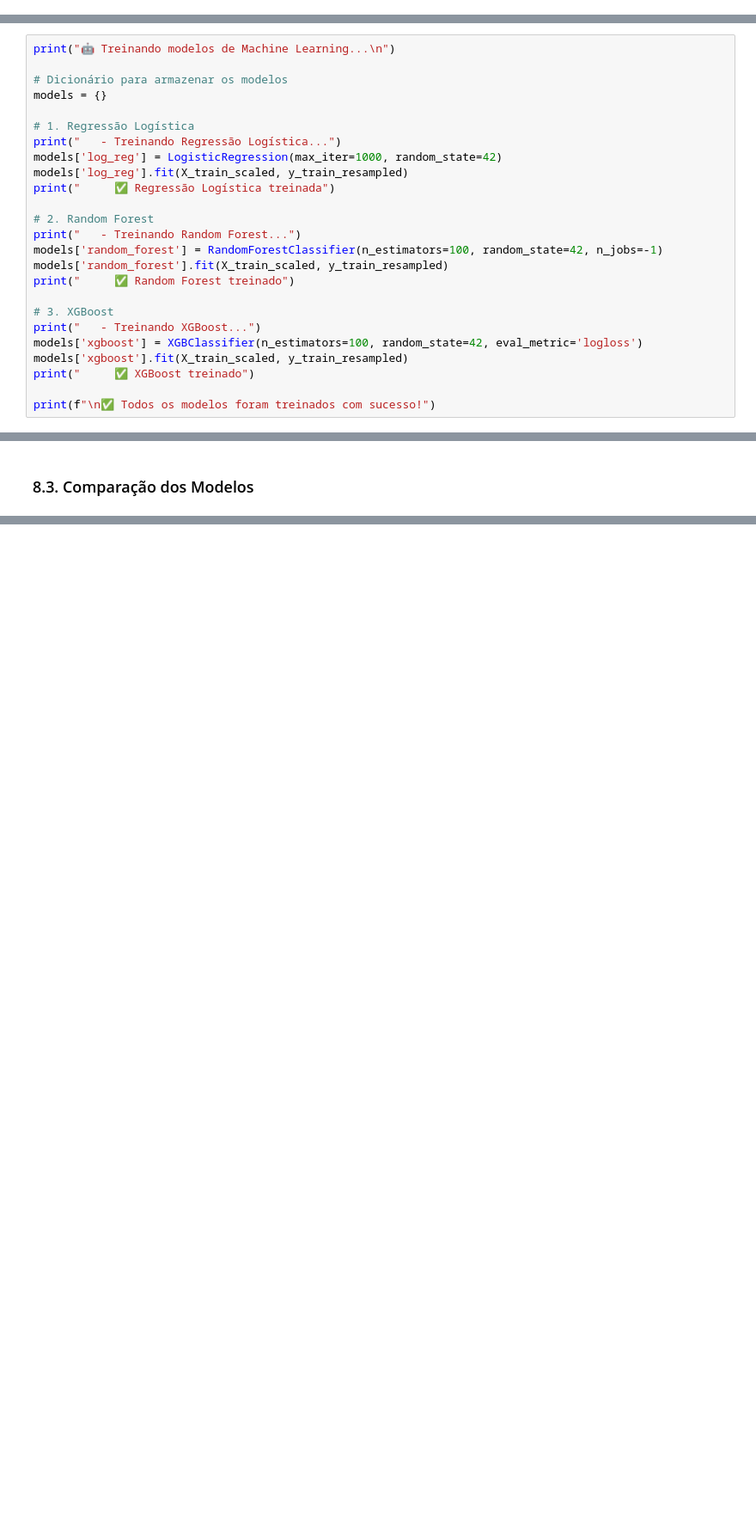
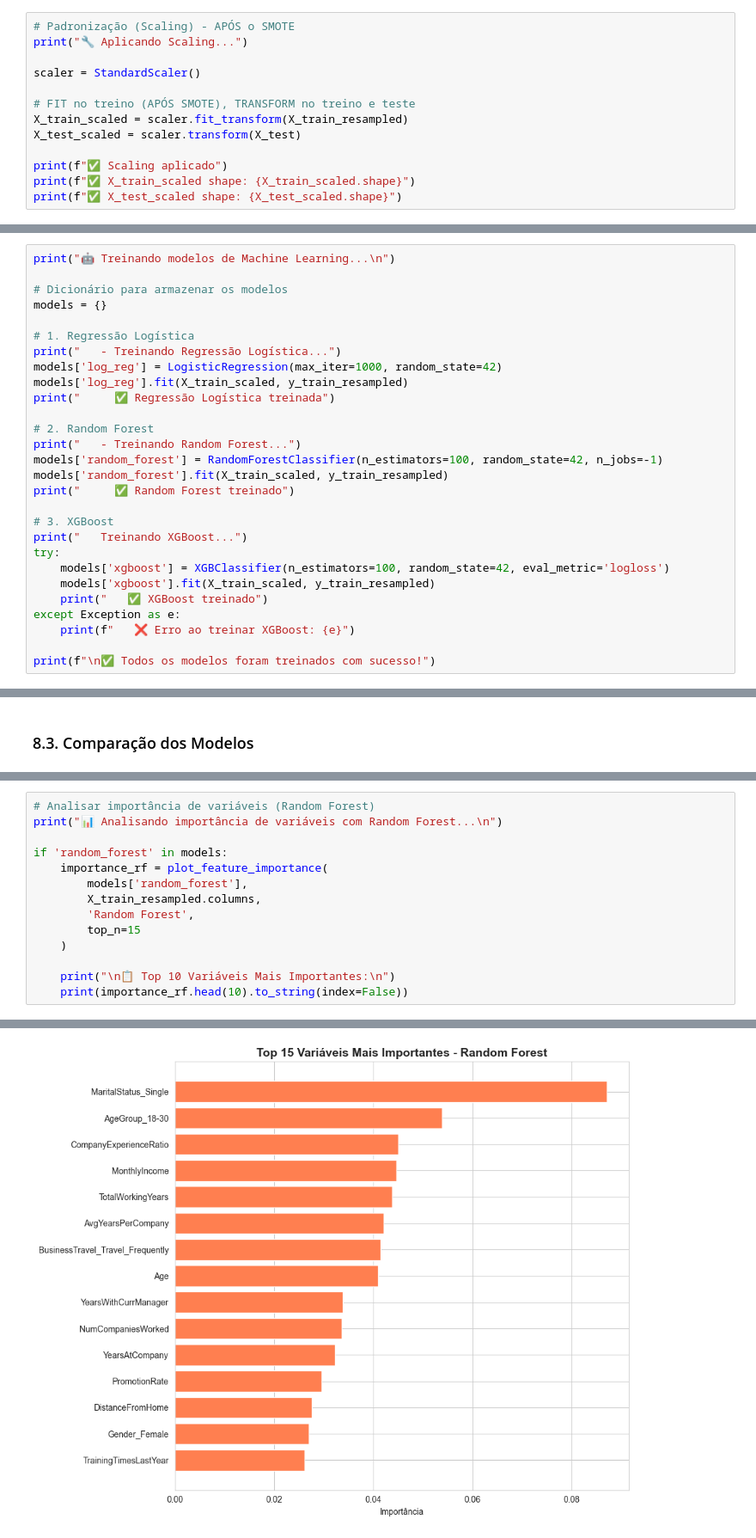
Before and after one commit to iannacastro/laboratoria-ml-attrition, a Jupyter notebook: notebooks/ML_Attrition_Projeto.ipynb, the cells around one changed output, grey strips where cells are left out. Shown at 86% size. Drawn from its saved outputs; the diff is of its cells as text; blank space fills up the shorter version.

```diff
--- a/notebooks/ML_Attrition_Projeto.ipynb
+++ b/notebooks/ML_Attrition_Projeto.ipynb
@@ -816,0 +746,13 @@ print(f"✅ X_test_scaled shape: {X_test_scaled.shape}")
+# %%
+# Padronização (Scaling) - APÓS o SMOTE
+print("🔧 Aplicando Scaling...")
+
+scaler = StandardScaler()
+
+# FIT no treino (APÓS SMOTE), TRANSFORM no treino e teste
+X_train_scaled = scaler.fit_transform(X_train_resampled)
+X_test_scaled = scaler.transform(X_test)
+
+print(f"✅ Scaling aplicado")
+print(f"✅ X_train_scaled shape: {X_train_scaled.shape}")
+print(f"✅ X_test_scaled shape: {X_test_scaled.shape}")
@@ -838,10 +784,13 @@ models['random_forest'].fit(X_train_scaled, y_train_resampled)
 print("     ✅ Random Forest treinado")
 
 # 3. XGBoost
-print("   - Treinando XGBoost...")
-models['xgboost'] = XGBClassifier(n_estimators=100, random_state=42, eval_metric='logloss')
-models['xgboost'].fit(X_train_scaled, y_train_resampled)
-print("     ✅ XGBoost treinado")
+print("   Treinando XGBoost...")
+try:
+    models['xgboost'] = XGBClassifier(n_estimators=100, random_state=42, eval_metric='logloss')
+    models['xgboost'].fit(X_train_scaled, y_train_resampled)
+    print("   ✅ XGBoost treinado")
+except Exception as e:
+    print(f"   ❌ Erro ao treinar XGBoost: {e}")
 
 print(f"\n✅ Todos os modelos foram treinados com sucesso!")
 # %% [output]
@@ -1244,0 +1020,15 @@ BusinessTravel_Travel_Frequently    0.028275 Random Forest
+# %%
+# Analisar importância de variáveis (Random Forest)
+print("📊 Analisando importância de variáveis com Random Forest...\n")
+
+if 'random_forest' in models:
+    importance_rf = plot_feature_importance(
+        models['random_forest'],
+        X_train_resampled.columns,
+        'Random Forest',
+        top_n=15
+    )
+
+    print("\n📋 Top 10 Variáveis Mais Importantes:\n")
+    print(importance_rf.head(10).to_string(index=False))
+# %% [output]
@@ -1244,0 +1036 @@ BusinessTravel_Travel_Frequently    0.028275 Random Forest
+[figure, added]
```
Also changed, not shown: parts of 33 cells of this notebook, 15 other files.
